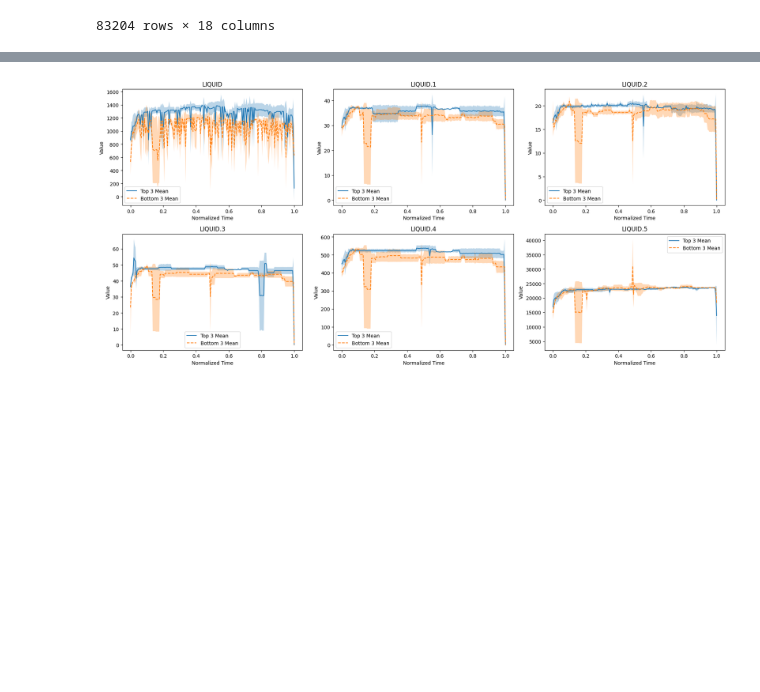
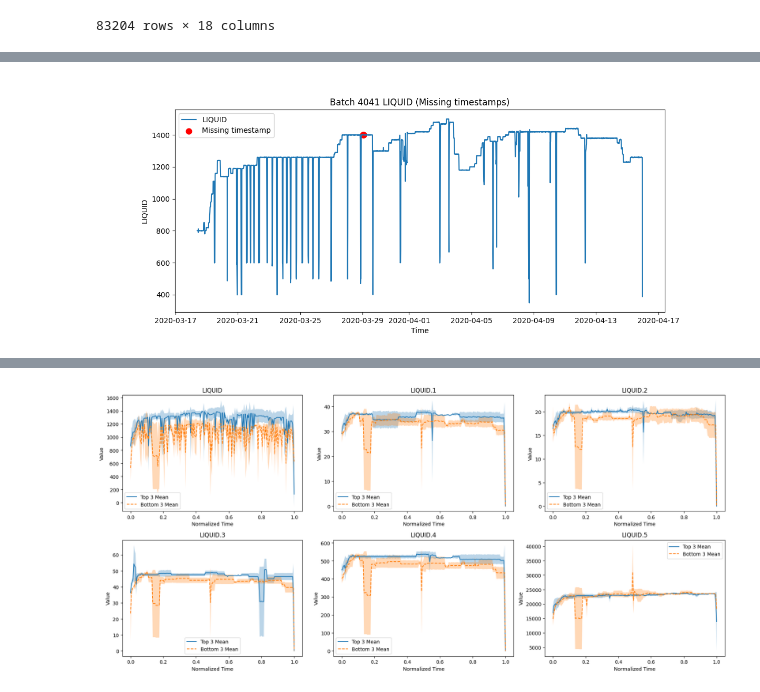
Before and after one commit to RichardFisher1/Applied, a Jupyter notebook: notebooks/RichardNotes.ipynb, the cells around one changed output, grey strips where cells are left out. Saved outputs shown, nothing was run; the diff lists cells and outputs as text; code cells hidden in the pictures; blank space fills up the shorter version.

```diff
--- a/notebooks/RichardNotes.ipynb
+++ b/notebooks/RichardNotes.ipynb
@@ -174,0 +255,51 @@ df["norm_time"] = (
+# %%
+%matplotlib widget
+
+import matplotlib.pyplot as plt
+import pandas as pd
+
+batch = 4041
+
+df_batch = op_df[op_df["Batch"] == batch].copy()
+df_batch["Date and time"] = pd.to_datetime(df_batch["Date and time"])
+df_batch = df_batch.sort_values("Date and time")
+
+# set index
+df_batch = df_batch.set_index("Date and time")
+
+# expected 15 min grid
+full_index = pd.date_range(
+    start=df_batch.index.min(),
+    end=df_batch.index.max(),
+    freq="15min"
+)
+
+df_batch = df_batch.reindex(full_index)
+
+# detect missing timestamps
+missing_mask = df_batch["LIQUID"].isna()
+
+# interpolate only for visualization
+interp_series = df_batch["LIQUID"].interpolate()
+
+plt.figure(figsize=(12,5))
+
+plt.plot(df_batch.index, interp_series, label="LIQUID")
+
+# plot missing timestamps at interpolated values
+plt.scatter(
+    df_batch.index[missing_mask],
+    interp_series[missing_mask],
+    color="red",
+    s=60,
+    label="Missing timestamp"
+)
+
+plt.title(f"Batch {batch} LIQUID (Missing timestamps)")
+plt.xlabel("Time")
+plt.ylabel("LIQUID")
+plt.legend()
+
+plt.show()
+# %% [output]
+[figure, added]
```
Also changed, not shown: parts of 18 cells of this notebook.
